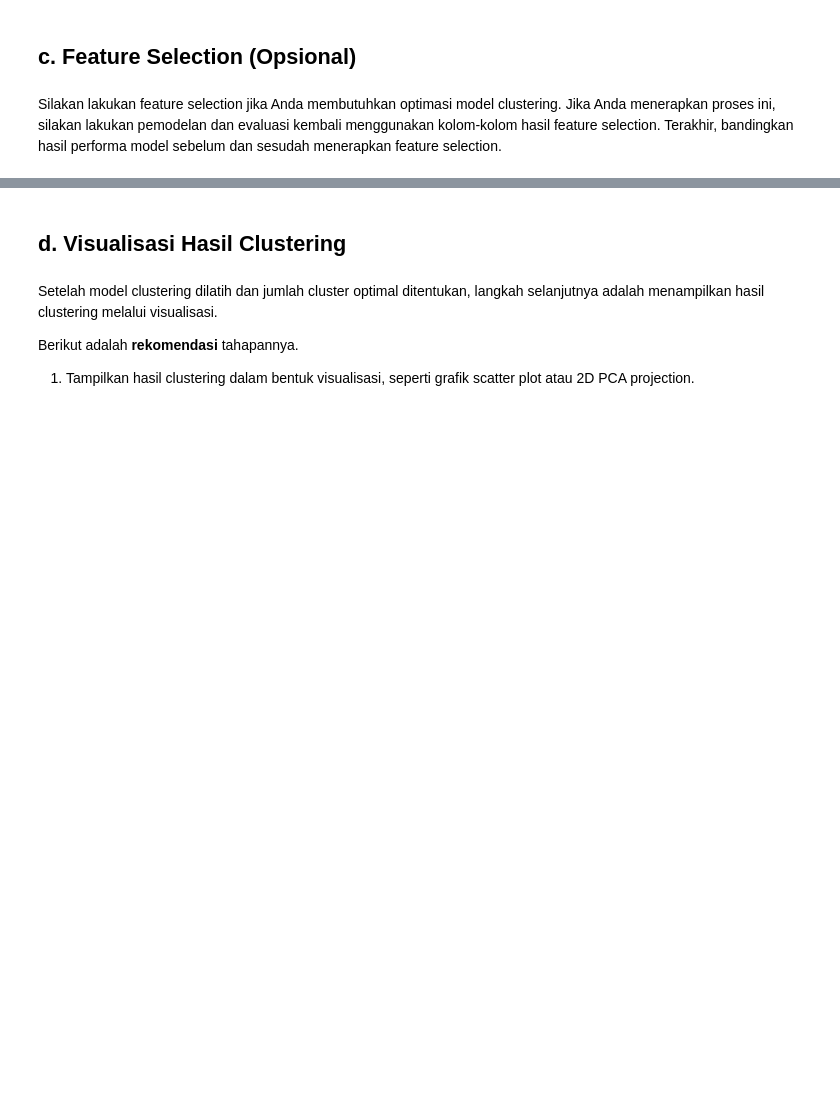
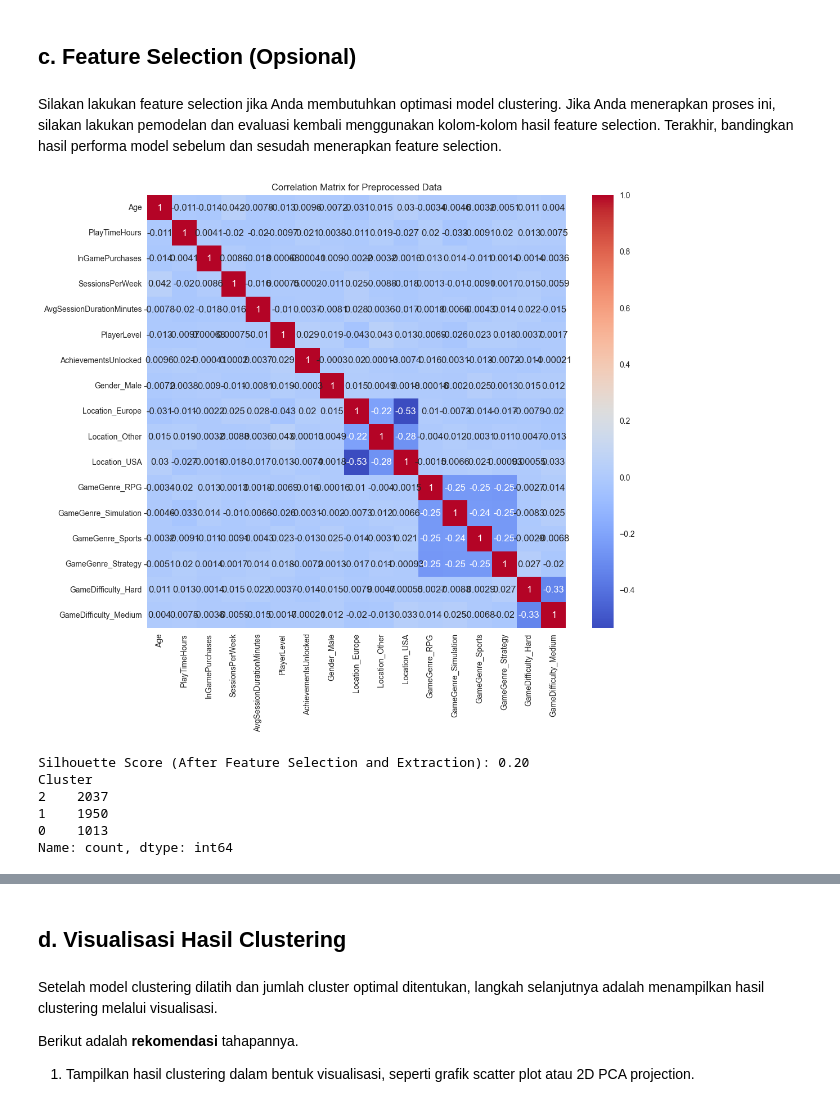
Before and after one commit to M4tchaa/submission-ml, a Jupyter notebook: aruri.ipynb, the cells around one changed output, grey strips where cells are left out. Saved outputs shown, nothing was run; the diff lists cells and outputs as text; code cells hidden in the pictures; blank space fills up the shorter version.

```diff
--- a/aruri.ipynb
+++ b/aruri.ipynb
@@ -316,15 +325,0 @@ plt.show()
-# %%
-silhouette_scores = []
-for k in K:
-    kmeans = KMeans(n_clusters=k, random_state=42)
-    kmeans.fit(X)
-    score = silhouette_score(X, kmeans.labels_)
-    silhouette_scores.append(score)
-
-# Visualisasi Silhouette Scores
-plt.figure(figsize=(8, 5))
-plt.plot(K, silhouette_scores, 'go-', markersize=8)
-plt.xlabel('Number of Clusters')
-plt.ylabel('Silhouette Score')
-plt.title('Silhouette Analysis for Optimal Clusters')
-plt.show()
@@ -349,3 +341,52 @@ plt.show()
 ## **c. Feature Selection (Opsional)**
 # %% [markdown]
 Silakan lakukan feature selection jika Anda membutuhkan optimasi model clustering. Jika Anda menerapkan proses ini, silakan lakukan pemodelan dan evaluasi kembali menggunakan kolom-kolom hasil feature selection. Terakhir, bandingkan hasil performa model sebelum dan sesudah menerapkan feature selection.
+# %%
+# Menghitung correlation matrix hanya untuk fitur yang digunakan dalam X
+correlation_matrix = X.corr()
+
+# Plot heatmap untuk korelasi
+plt.figure(figsize=(12, 10))
+sns.heatmap(correlation_matrix, annot=True, cmap='coolwarm')
+plt.title('Correlation Matrix for Preprocessed Data')
+plt.show()
+# %% [output]
+[figure, added]
+# %%
+# 1. Memilih fitur awal yang relevan
+features = [
+    "PlayTimeHours", "SessionsPerWeek", "InGamePurchases",
+    "PlayerLevel", "AchievementsUnlocked"
+]
+
+# 2. Ekstraksi Fitur Baru
+df_preproc['TotalTimeSpent'] = df_preproc['PlayTimeHours'] * df_preproc['SessionsPerWeek']
+df_preproc['EngagementScore'] = df_preproc['PlayerLevel'] + df_preproc['AchievementsUnlocked']
+
+# 3. Memilih fitur untuk digunakan
+features += ['TotalTimeSpent', 'EngagementScore']
+
+# 4. Standarisasi fitur
+scaler = StandardScaler()
+X = scaler.fit_transform(df_preproc[features])
+
+# 5. Menentukan jumlah cluster yang optimal (misalnya dengan Elbow atau Silhouette)
+kmeans = KMeans(n_clusters=3, random_state=42)
+kmeans.fit(X)
+
+# 6. Menambahkan hasil clustering ke dalam data
+df_preproc['Cluster'] = kmeans.labels_
+
+# 7. Evaluasi dengan Silhouette Score
+sil_score = silhouette_score(X, kmeans.labels_)
+print(f"Silhouette Score (After Feature Selection and Extraction): {sil_score:.2f}")
+
+# 8. Distribusi cluster
+print(df_preproc['Cluster'].value_counts())
+# %% [output]
+Silhouette Score (After Feature Selection and Extraction): 0.20
+Cluster
+2    2037
+1    1950
+0    1013
+Name: count, dtype: int64
```
Also changed, not shown: parts of 18 cells of this notebook, 5 other files.
